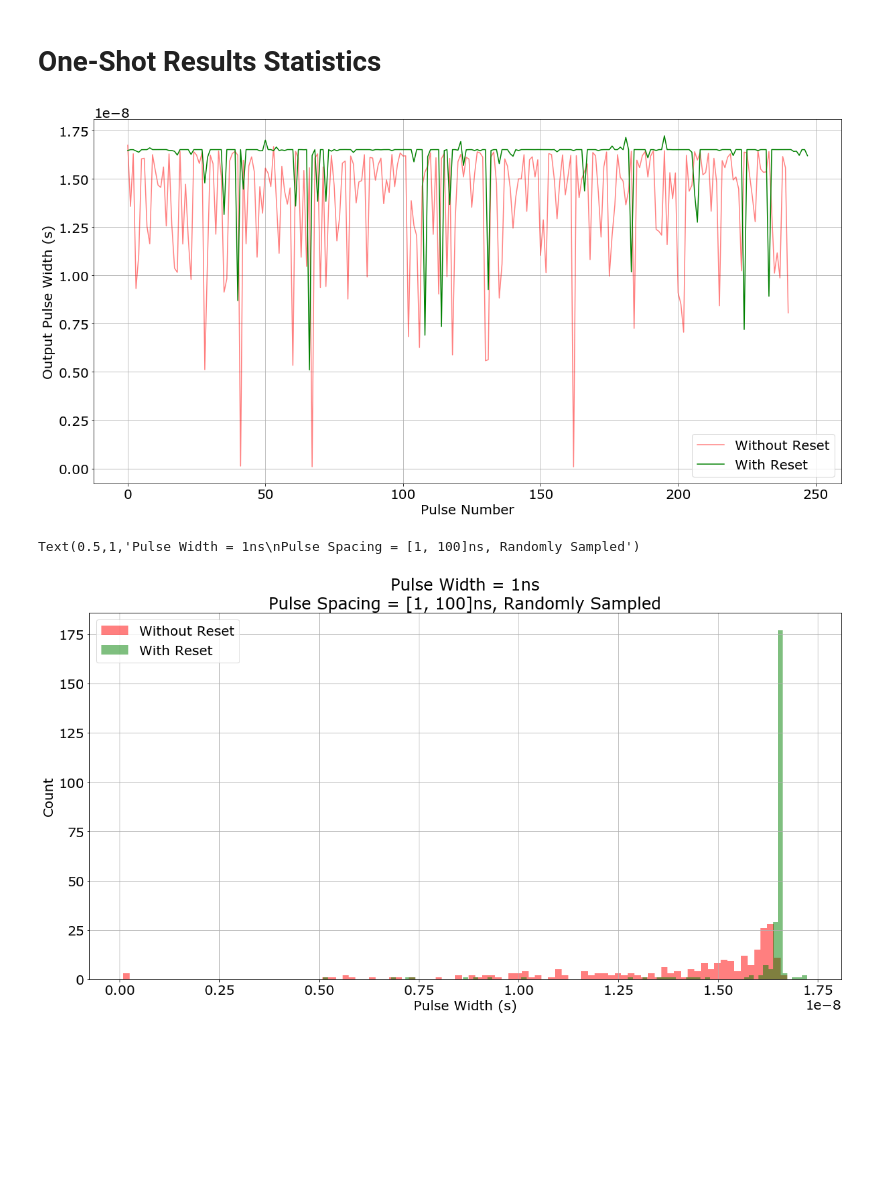
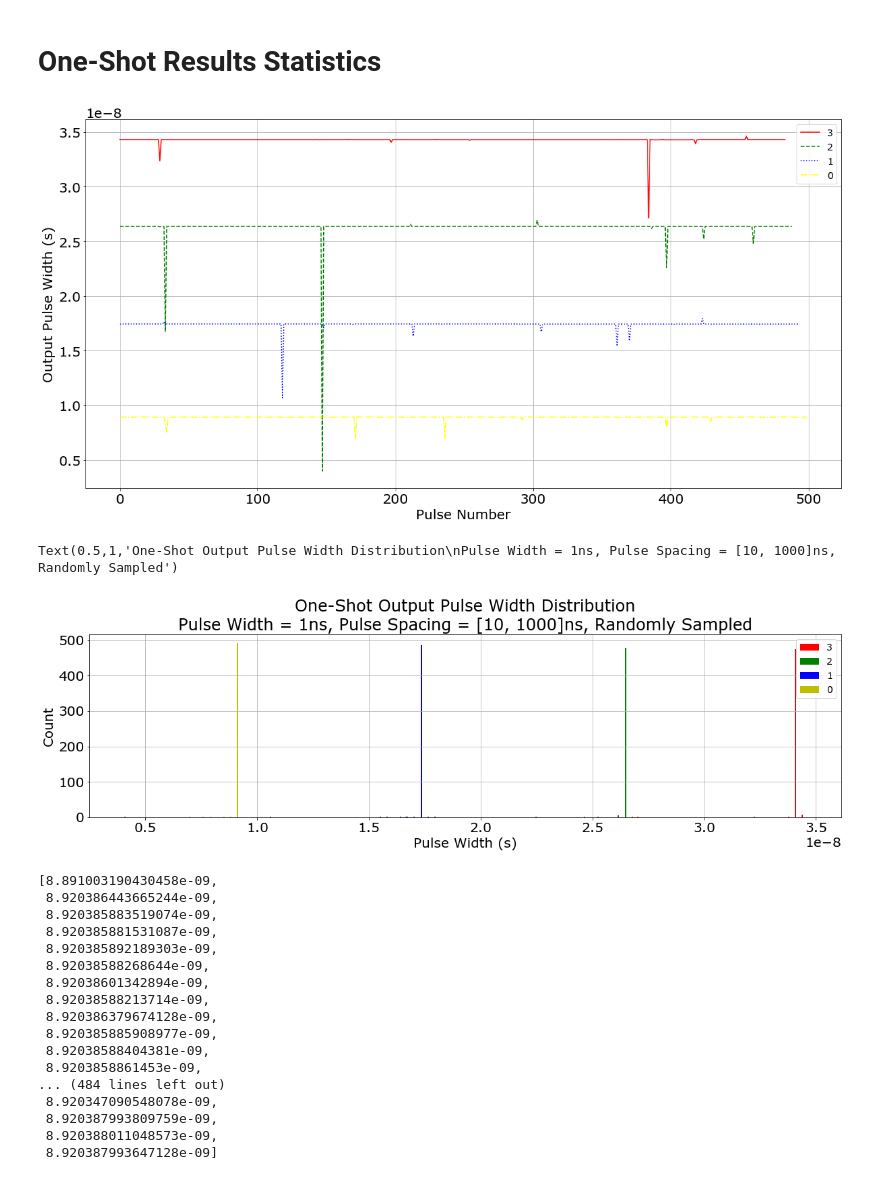
Before and after one commit to iiSmiley/span-ion-code, a Jupyter notebook: scratchpad_ll.ipynb, the cells around one changed output. Saved outputs shown, nothing was run; the diff lists cells and outputs as text; code cells hidden in the pictures; blank space fills up the shorter version.

Commit message:
[ll] MATLAB bessel code, tunable one shot

```diff
--- a/scratchpad_ll.ipynb
+++ b/scratchpad_ll.ipynb
@@ -17,3 +16,13 @@ print(plt.rcParams)
+# %%
+# print(plt.rcParams)
+font = {'family' : 'normal',
+        'weight' : 'normal',
+        'size'   : 18}
+
+matplotlib.rc('font', **font)
+params = {'legend.fontsize': 14,
+          'legend.handlelength': 2}
+plt.rcParams.update(params)
 # %%
 # Plotting settings
 plt.rcParams['font.family'] = 'sans-serif'
@@ -85,11 +96,14 @@ ax.set_xlim(xlim);
 # %% [markdown]
 <h1>One-Shot Results Statistics</h1>
 # %%
-file_names = ['../data/data_1nsPulse_randPeriod_R20kC1p_noReset.csv', '../data/data_1nsPulse_randPeriod_R20kC1p_yesReset.csv']
+file_names = ['../data/1p8/data_1nsPulse_randPeriod_R10kC1p_yesReset.csv',
+              '../data/1p8/data_1nsPulse_randPeriod_R20kC1p_yesReset.csv',
+              '../data/1p8/data_1nsPulse_randPeriod_R30kC1p_yesReset.csv',
+              '../data/1p8/data_1nsPulse_randPeriod_R40kC1p_yesReset.csv']
 data_dicts = [parse_pulse(file_name) for file_name in file_names]
 
 pulse_widths_specs = [dict(data_dict = data_dict,
-                          sig_threshold = 1.65,
+                          sig_threshold = 0.9,
                           posedge = True) for data_dict in data_dicts]
 pulse_widths_lists = [get_pulse_widths(**pulse_widths_spec) for pulse_widths_spec in pulse_widths_specs]
 # %%
@@ -97,8 +111,10 @@ pulse_widths_lists = [get_pulse_widths(**pulse_widths_spec) for pulse_widths_spe
 figsize = (20, 10)
 
 fig, ax = plt.subplots(figsize=figsize)
-ax.plot(pulse_widths_lists[0], alpha=0.5, label='Without Reset')
-ax.plot(pulse_widths_lists[1], 'g-', label='With Reset')
+ax.plot(pulse_widths_lists[0], 'red', label='3')
+ax.plot(pulse_widths_lists[1], 'green', label='2')
+ax.plot(pulse_widths_lists[2], 'blue', label='1')
+ax.plot(pulse_widths_lists[3], 'yellow', label='0')
 
 ax.set_xlabel('Pulse Number')
 ax.set_ylabel('Output Pulse Width (s)')
@@ -106,21 +122,45 @@ ax.legend()
 # ax.set_title(f'Mean = {np.average(pulse_width_list)*1e9} ns\nStdDev = {np.std(pulse_width_list)*1e9} ns')
 ax.grid(True)
 # %% [output]
-[figure, old version]
+[figure, new version]
 # %%
 # Histogram
-figsize = (20, 10)
+figsize = (20, 5)
 num_bins = 100
 
 fig, ax = plt.subplots(figsize=figsize)
 # ax.hist(pulse_width_list, bins=100)
-ax.hist(pulse_widths_lists[0], bins=num_bins, alpha=0.5, label='Without Reset')
-ax.hist(pulse_widths_lists[1], bins=num_bins, alpha=0.5, label='With Reset')
+ax.hist(pulse_widths_lists, bins=num_bins, label=['3', '2', '1', '0'])
+# ax.hist(pulse_widths_lists[0], color='red', bins=num_bins, alpha=1, label='3')
+# ax.hist(pulse_widths_lists[1], color='green', bins=num_bins, alpha=1, label='2')
+# ax.hist(pulse_widths_lists[2], color='blue', bins=num_bins, alpha=1, label='1')
+# ax.hist(pulse_widths_lists[3], color='black', bins=num_bins, alpha=1, label='0')
 ax.set_xlabel('Pulse Width (s)')
 ax.set_ylabel('Count')
 ax.legend()
 ax.grid(True)
-ax.set_title('Pulse Width = 1ns\nPulse Spacing = [1, 100]ns, Randomly Sampled')
+ax.set_title('One-Shot Output Pulse Width Distribution\nPulse Width = 1ns, Pulse Spacing = [10, 1000]ns, Randomly Sampled')
+# ax.set_title('Pulse Width = 1ns\nPulse Spacing = [1, 100]ns, Randomly Sampled')
 # %% [output]
-Text(0.5,1,'Pulse Width = 1ns\nPulse Spacing = [1, 100]ns, Randomly Sampled')
+Text(0.5,1,'One-Shot Output Pulse Width Distribution\nPulse Width = 1ns, Pulse Spacing = [10, 1000]ns, Randomly Sampled')
-[figure, old version]
+[figure, new version]
+# %%
+pulse_widths_lists[3]
+# %% [output]
+[8.891003190430458e-09,
+ 8.920386443665244e-09,
+ 8.920385883519074e-09,
+ 8.920385881531087e-09,
+ 8.920385892189303e-09,
+ 8.92038588268644e-09,
+ 8.92038601342894e-09,
+ 8.92038588213714e-09,
+ 8.920386379674128e-09,
+ 8.920385885908977e-09,
+ 8.92038588404381e-09,
+ 8.9203858861453e-09,
+... (484 lines left out)
+ 8.920347090548078e-09,
+ 8.920387993809759e-09,
+ 8.920388011048573e-09,
+ 8.920387993647128e-09]
```
Also changed, not shown: parts of 7 cells of this notebook, 5 other files.
